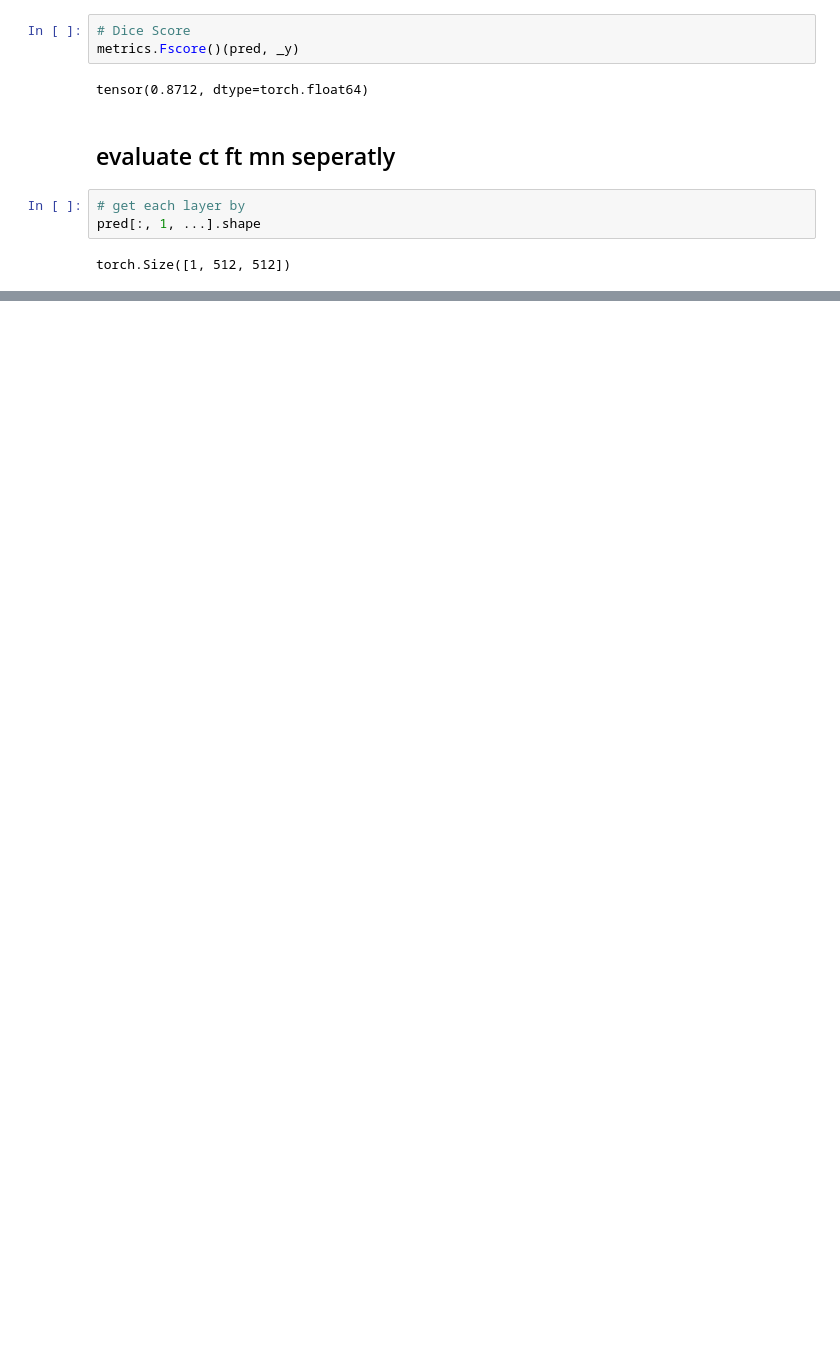
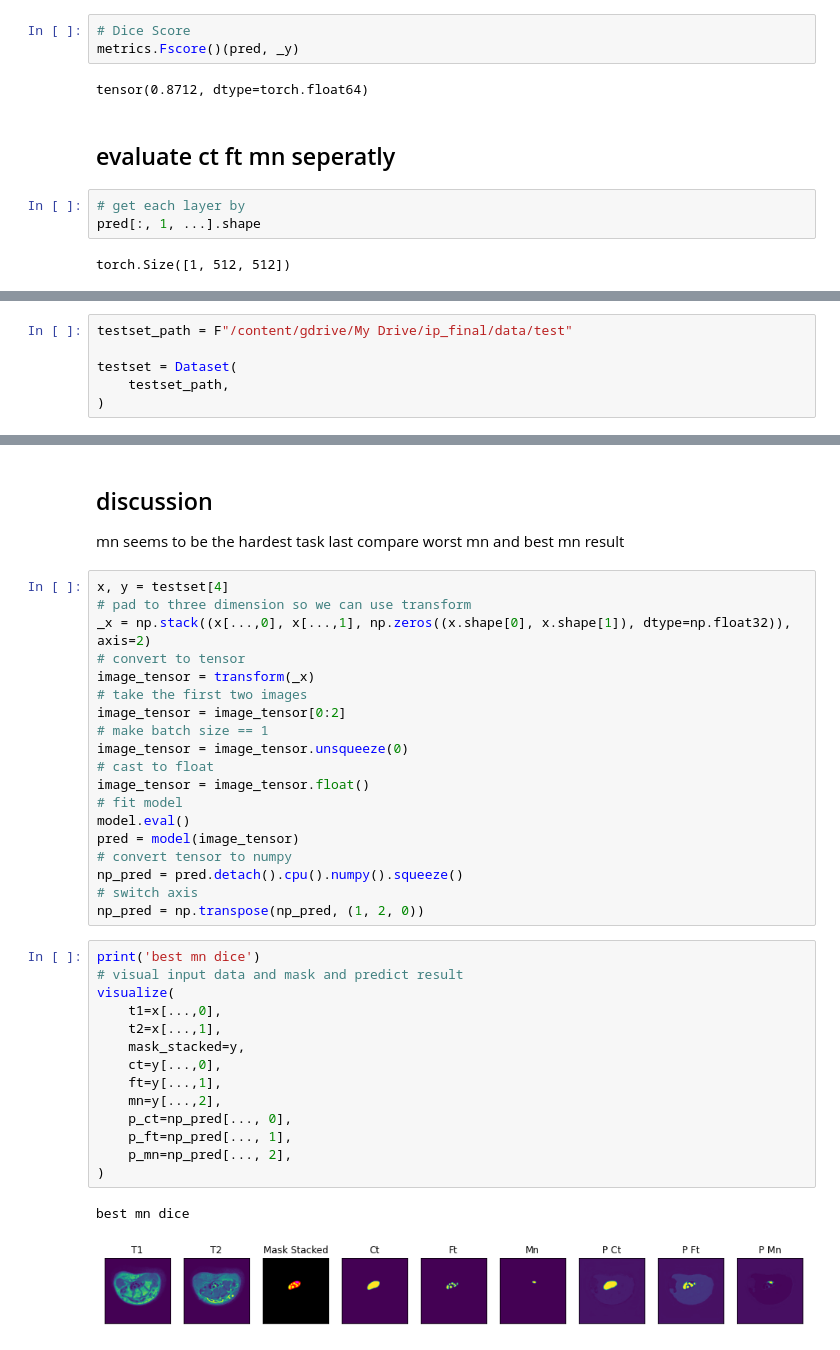
Before and after one commit to jefffang19/image_processing_final, a Jupyter notebook: train.ipynb, the cells around one changed output, grey strips where cells are left out. Drawn from its saved outputs; the diff is of its cells as text; blank space fills up the shorter version.

```diff
--- a/train.ipynb
+++ b/train.ipynb
@@ -752,0 +781,6 @@ tensor(0.6739, dtype=torch.float64)
+# %%
+testset_path = F"/content/gdrive/My Drive/ip_final/data/test"
+
+testset = Dataset(
+    testset_path,
+)
@@ -752,0 +848,40 @@ tensor(0.6739, dtype=torch.float64)
+# %% [markdown]
+## discussion
+mn seems to be the hardest task
+last compare worst mn and best mn result
+# %%
+x, y = testset[4]
+# pad to three dimension so we can use transform
+_x = np.stack((x[...,0], x[...,1], np.zeros((x.shape[0], x.shape[1]), dtype=np.float32)), axis=2)
+# convert to tensor
+image_tensor = transform(_x)
+# take the first two images
+image_tensor = image_tensor[0:2]
+# make batch size == 1
+image_tensor = image_tensor.unsqueeze(0)
+# cast to float
+image_tensor = image_tensor.float()
+# fit model
+model.eval()
+pred = model(image_tensor)
+# convert tensor to numpy
+np_pred = pred.detach().cpu().numpy().squeeze()
+# switch axis
+np_pred = np.transpose(np_pred, (1, 2, 0))
+# %%
+print('best mn dice')
+# visual input data and mask and predict result
+visualize(
+    t1=x[...,0],
+    t2=x[...,1],
+    mask_stacked=y,
+    ct=y[...,0],
+    ft=y[...,1],
+    mn=y[...,2],
+    p_ct=np_pred[..., 0],
+    p_ft=np_pred[..., 1],
+    p_mn=np_pred[..., 2],
+)
+# %% [output]
+best mn dice
+[figure, added]
```
Also changed, not shown: parts of 17 cells of this notebook.
